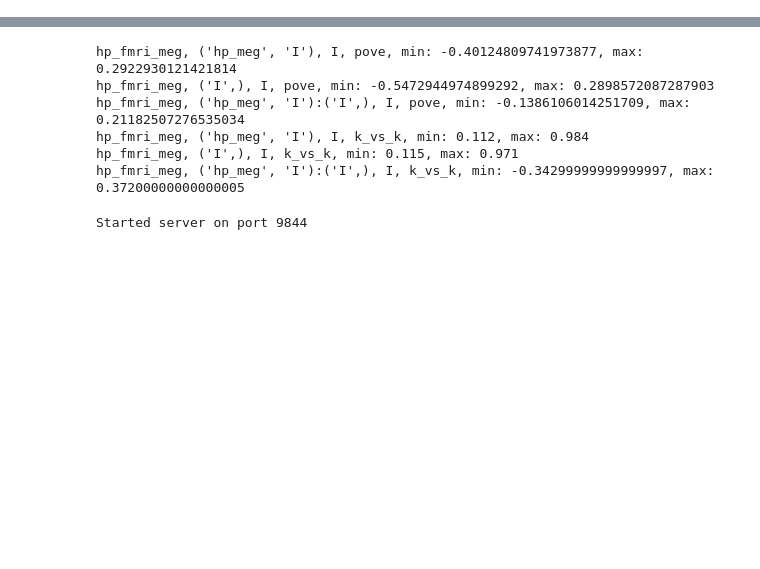
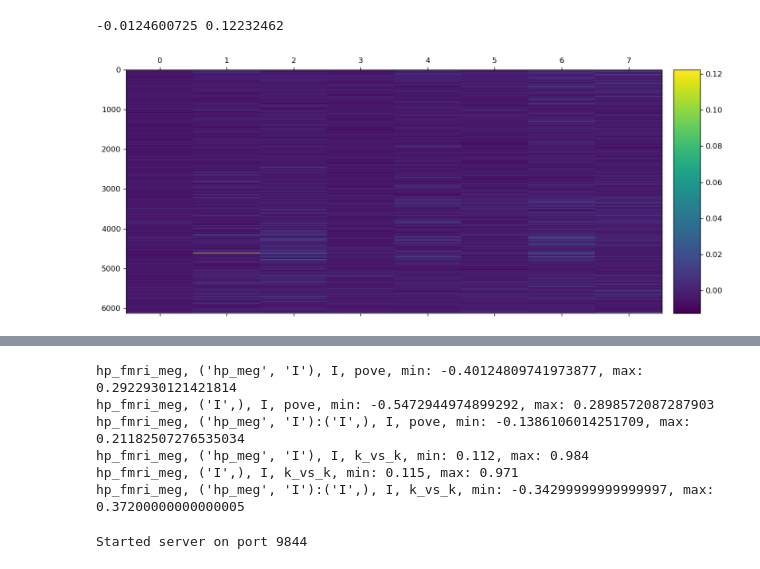
Before and after one commit to danrsc/bert_brain, a Jupyter notebook: bert_experiments.ipynb, the cells around one changed output, grey strips where cells are left out. Cells and saved outputs as stored; diff of their text form; code cells hidden in the pictures; blank space fills up the shorter version.

```diff
--- a/bert_experiments.ipynb
+++ b/bert_experiments.ipynb
@@ -37,2 +583,16 @@ paths = Paths()
+# %%
+metric = 'pove'
+data = np.nanmean(np.array(aggregated['hp_meg'].values(metric)), axis=0)
+if len(data.shape) > 2:
+    # data = np.transpose(data, axes=(1, 0, 2))
+    data = np.reshape(data, (data.shape[0], -1))
+print(np.nanmin(data), np.nanmax(data))
+colorbar = ColorbarArtist(width=0.5, height=5)
+render_subplot_artists(
+    [SubplotArtist(width=10, height=5, render_fn=lambda ax: matshow(ax, data.T), colorbar_artist=colorbar),
+     colorbar], dpi=120, num_columns=2, is_tight_layout=True)
+# %% [output]
+-0.0124600725 0.12232462
+[figure, added]
 # %%
 paths = Paths()
```
Also changed, not shown: parts of 15 cells of this notebook, 1 other file.
